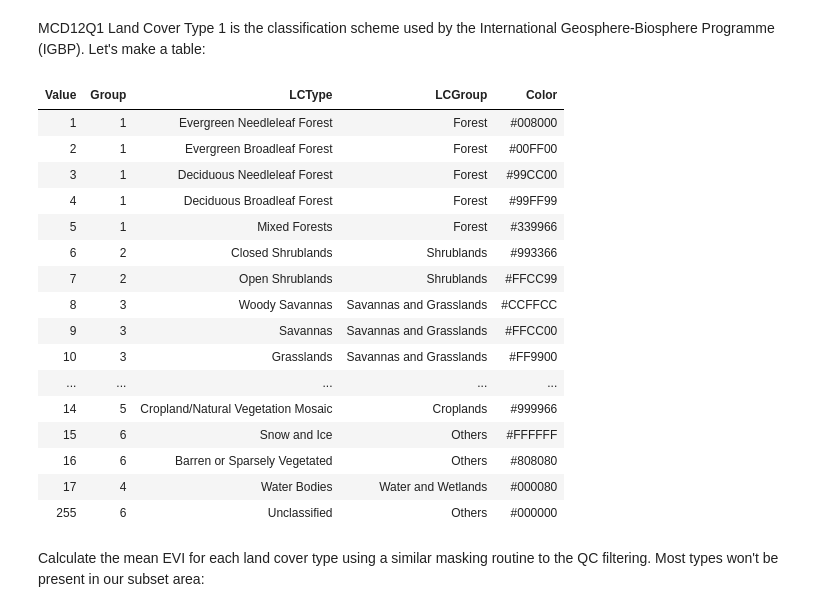
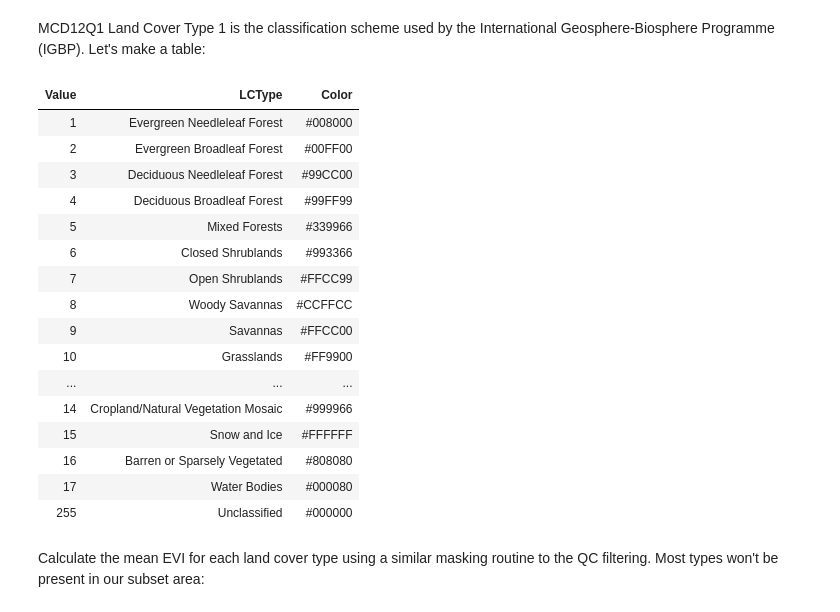
Before and after one commit to ornldaac/webinar-modis-viirs-august2018, a Jupyter notebook: NotebookR.ipynb, the cells around one changed output. Saved outputs shown, nothing was run; the diff lists cells and outputs as text; code cells hidden in the pictures.

```diff
--- a/NotebookR.ipynb
+++ b/NotebookR.ipynb
@@ -749,46 +744,46 @@ lcvalues
 MCD12Q1 Land Cover Type 1 is the classification scheme used by the International Geosphere-Biosphere Programme (IGBP). Let's make a table:
 # %%
 lctab <- "
-Value,Group,LCType,LCGroup,Color
-1,1,Evergreen Needleleaf Forest,Forest,#008000
-2,1,Evergreen Broadleaf Forest,Forest,#00FF00
-3,1,Deciduous Needleleaf Forest,Forest,#99CC00
-4,1,Deciduous Broadleaf Forest,Forest,#99FF99
-5,1,Mixed Forests,Forest,#339966
-6,2,Closed Shrublands,Shrublands,#993366
-7,2,Open Shrublands,Shrublands,#FFCC99
-8,3,Woody Savannas,Savannas and Grasslands,#CCFFCC
-9,3,Savannas,Savannas and Grasslands,#FFCC00
-10,3,Grasslands,Savannas and Grasslands,#FF9900
-11,4,Permanent Wetlands,Water and Wetlands,#006699
-12,5,Croplands,Croplands,#FFFF00
-13,6,Urban and Built-Up,Others,#FF0000
-14,5,Cropland/Natural Vegetation Mosaic,Croplands,#999966
-15,6,Snow and Ice,Others,#FFFFFF
-16,6,Barren or Sparsely Vegetated,Others,#808080
-17,4,Water Bodies,Water and Wetlands,#000080
-255,6,Unclassified,Others,#000000
+Value,LCType,Color
+1,Evergreen Needleleaf Forest,#008000
+2,Evergreen Broadleaf Forest,#00FF00
+3,Deciduous Needleleaf Forest,#99CC00
+4,Deciduous Broadleaf Forest,#99FF99
+5,Mixed Forests,#339966
+6,Closed Shrublands,#993366
+7,Open Shrublands,#FFCC99
+8,Woody Savannas,#CCFFCC
+9,Savannas,#FFCC00
+10,Grasslands,#FF9900
+11,Permanent Wetlands,#006699
+12,Croplands,#FFFF00
+13,Urban and Built-Up,#FF0000
+14,Cropland/Natural Vegetation Mosaic,#999966
+15,Snow and Ice,#FFFFFF
+16,Barren or Sparsely Vegetated,#808080
+17,Water Bodies,#000080
+255,Unclassified,#000000
 "
 lctab <- read.csv(text = lctab, header = TRUE, stringsAsFactors = FALSE)
 lctab
 # %% [output]
-| Value | Group | LCType | LCGroup | Color |
-| 1 | 1 | Evergreen Needleleaf Forest | Forest | #008000 |
-| 2 | 1 | Evergreen Broadleaf Forest | Forest | #00FF00 |
-| 3 | 1 | Deciduous Needleleaf Forest | Forest | #99CC00 |
-| 4 | 1 | Deciduous Broadleaf Forest | Forest | #99FF99 |
-| 5 | 1 | Mixed Forests | Forest | #339966 |
-| 6 | 2 | Closed Shrublands | Shrublands | #993366 |
-| 7 | 2 | Open Shrublands | Shrublands | #FFCC99 |
-| 8 | 3 | Woody Savannas | Savannas and Grasslands | #CCFFCC |
-| 9 | 3 | Savannas | Savannas and Grasslands | #FFCC00 |
-| 10 | 3 | Grasslands | Savannas and Grasslands | #FF9900 |
-| ... | ... | ... | ... | ... |
-| 14 | 5 | Cropland/Natural Vegetation Mosaic | Croplands | #999966 |
-| 15 | 6 | Snow and Ice | Others | #FFFFFF |
-| 16 | 6 | Barren or Sparsely Vegetated | Others | #808080 |
-| 17 | 4 | Water Bodies | Water and Wetlands | #000080 |
-| 255 | 6 | Unclassified | Others | #000000 |
+| Value | LCType | Color |
+| 1 | Evergreen Needleleaf Forest | #008000 |
+| 2 | Evergreen Broadleaf Forest | #00FF00 |
+| 3 | Deciduous Needleleaf Forest | #99CC00 |
+| 4 | Deciduous Broadleaf Forest | #99FF99 |
+| 5 | Mixed Forests | #339966 |
+| 6 | Closed Shrublands | #993366 |
+| 7 | Open Shrublands | #FFCC99 |
+| 8 | Woody Savannas | #CCFFCC |
+| 9 | Savannas | #FFCC00 |
+| 10 | Grasslands | #FF9900 |
+| ... | ... | ... |
+| 14 | Cropland/Natural Vegetation Mosaic | #999966 |
+| 15 | Snow and Ice | #FFFFFF |
+| 16 | Barren or Sparsely Vegetated | #808080 |
+| 17 | Water Bodies | #000080 |
+| 255 | Unclassified | #000000 |
 # %% [markdown]
 Calculate the mean EVI for each land cover type using a similar masking routine to the QC filtering. Most types won't be present in our subset area:
 # %%
```
Also changed, not shown: parts of 3 cells of this notebook, 4 other files.
